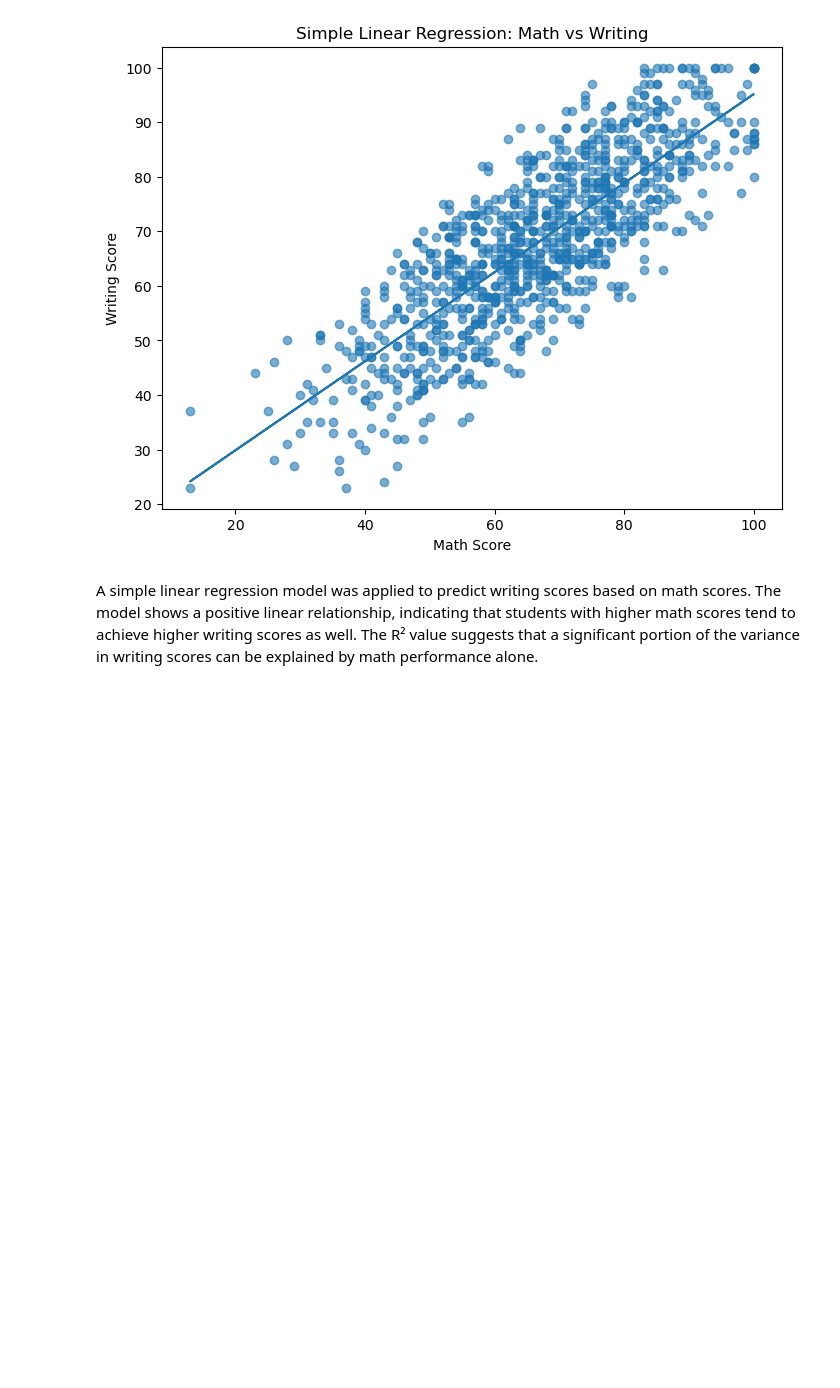
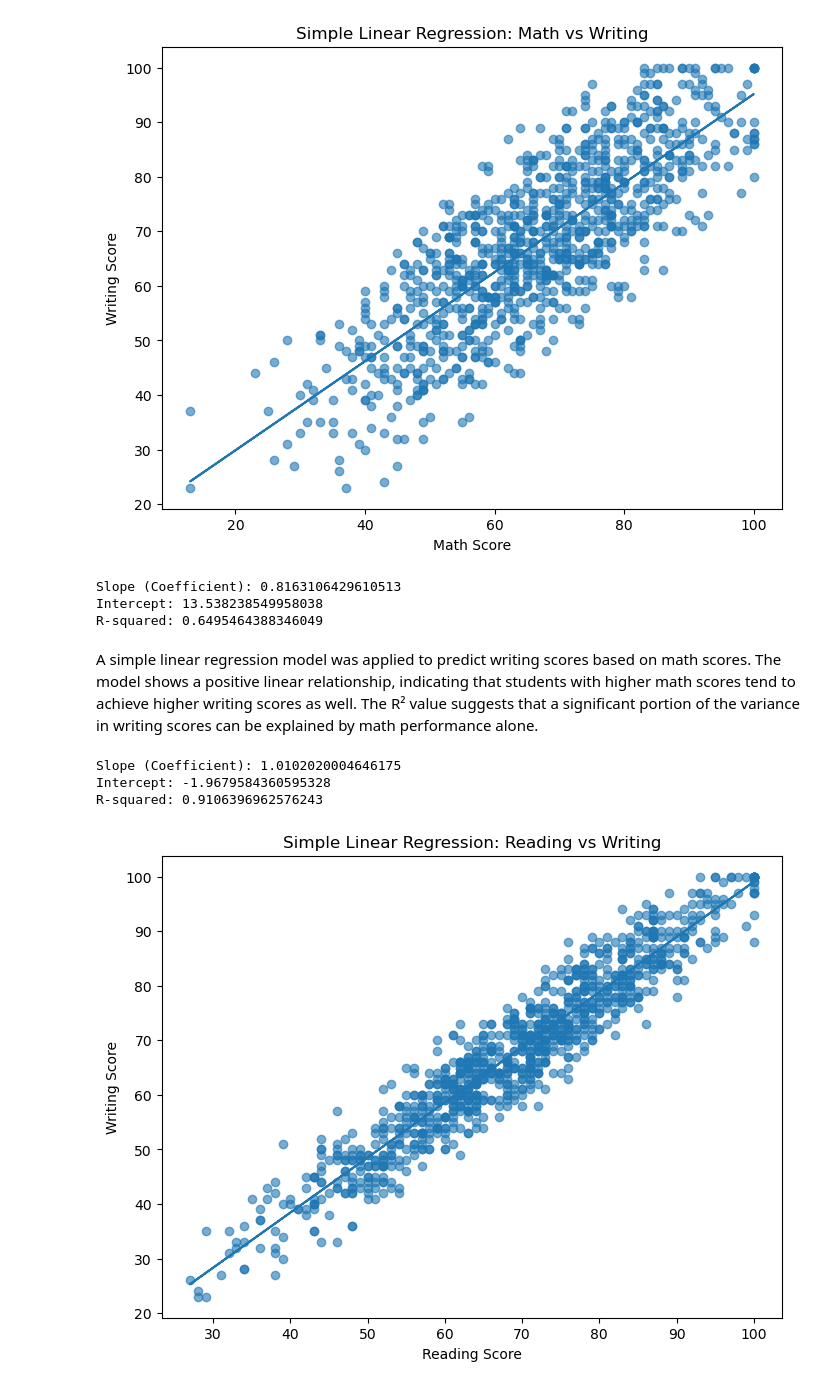
Before and after one commit to Amiralious/student-scores-analysis, a Jupyter notebook: analysis.ipynb, the cells around one changed output. Drawn from its saved outputs; the diff is of its cells as text; code cells hidden in the pictures; blank space fills up the shorter version.

```diff
--- a/analysis.ipynb
+++ b/analysis.ipynb
@@ -289,9 +289,59 @@ plt.ylabel("Writing Score")
 plt.show()
 # %% [output]
 [figure]
+# %%
+# Print regression results (slope, intercept, R-squared)
+
+print("Slope (Coefficient):", model.coef_[0])
+print("Intercept:", model.intercept_)
+print("R-squared:", r_squared)
+# %% [output]
+Slope (Coefficient): 0.8163106429610513
+Intercept: 13.538238549958038
+R-squared: 0.6495464388346049
 # %% [markdown]
 A simple linear regression model was applied to predict writing scores based on math scores.
 The model shows a positive linear relationship, indicating that students with higher math scores
 tend to achieve higher writing scores as well.
 The R² value suggests that a significant portion of the variance in writing scores can be explained
 by math performance alone.
+# %%
+from sklearn.linear_model import LinearRegression
+from sklearn.metrics import r2_score
+
+# Define feature and target
+X_reading = df[["reading score"]]
+y_writing = df["writing score"]
+
+# Train linear regression model
+reading_model = LinearRegression()
+reading_model.fit(X_reading, y_writing)
+
+# Predict writing score from reading score
+y_pred_reading = reading_model.predict(X_reading)
+
+# Calculate R-squared
+reading_r2 = r2_score(y_writing, y_pred_reading)
+
+# Print model results
+print("Slope (Coefficient):", reading_model.coef_[0])
+print("Intercept:", reading_model.intercept_)
+print("R-squared:", reading_r2)
+# %% [output]
+Slope (Coefficient): 1.0102020004646175
+Intercept: -1.9679584360595328
+R-squared: 0.9106396962576243
+# %%
+import matplotlib.pyplot as plt
+
+# Plot scatter and regression line
+plt.figure(figsize=(8, 6))
+plt.scatter(df["reading score"], df["writing score"], alpha=0.6)
+plt.plot(df["reading score"], y_pred_reading)
+
+plt.title("Simple Linear Regression: Reading vs Writing")
+plt.xlabel("Reading Score")
+plt.ylabel("Writing Score")
+plt.show()
+# %% [output]
+[figure, added]
```
Also changed, not shown: parts of 4 cells of this notebook, 1 other file.
